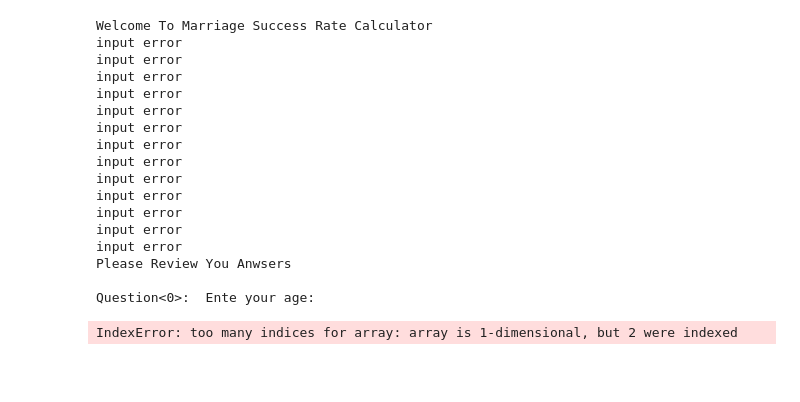
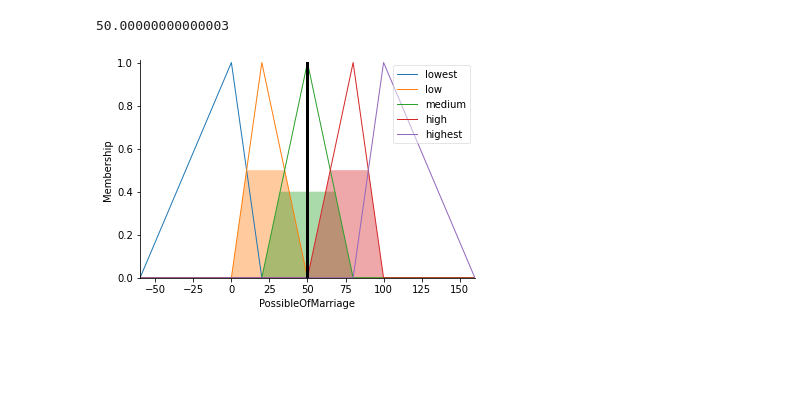
Before and after one commit to WeiminZhao/projFuzzy, a Jupyter notebook: marriageFuzzy.ipynb, the cells around one changed output. Cells and saved outputs as stored; diff of their text form; code cells hidden in the pictures.

```diff
--- a/marriageFuzzy.ipynb
+++ b/marriageFuzzy.ipynb
@@ -10,8 +10,8 @@ AgeOfPerson = ctrl.Antecedent(np.arange(16, 51, 1), 'AgeOfPerson')
 AgeDifference = ctrl.Antecedent(np.arange(0, 51, 1), 'AgeDifference')
 LevelOfAgreementHavingKids = ctrl.Antecedent(np.arange(0, 11, 1), 'LevelOfAgreementHavingKids')
 PriorKids = ctrl.Antecedent(np.arange(0, 11, 1), 'PriorKids')
-TotalIncome = ctrl.Antecedent(np.arange(0, 200001, 1), 'TotalIncome')
-TotalAssets = ctrl.Antecedent(np.arange(-800000, 1400001, 1), 'TotalAssets')
+TotalIncome = ctrl.Antecedent(np.arange(0, 180001, 1), 'TotalIncome')
+TotalAssets = ctrl.Antecedent(np.arange(-300000, 500001, 1), 'TotalAssets')
 YearsOfRelation = ctrl.Antecedent(np.arange(0, 41, 1), 'YearsOfRelation')
 PreMarriageNum = ctrl.Antecedent(np.arange(0, 11, 1), 'PreMarriageNum')
 EffectiveCommunication = ctrl.Antecedent(np.arange(0, 11, 1), 'EffectiveCommunication')
@@ -77,7 +77,7 @@ rule2 = ctrl.Rule(AgeOfPerson['lower'] | \
                   YearsOfRelation['lower'] | \
                   (TotalIncome['low'] | TotalIncome['lower'] | TotalAssets['low'] | TotalAssets['lower']) | \
                   (PriorKids['high']) |\
-                  LongDistanceRelation['high'] | LongDistanceRelation['higher'] | \
+                  LongDistanceRelation['average'] | LongDistanceRelation['high'] | LongDistanceRelation['higher'] | \
                   EffectiveCommunication['low'] |\
                   LevelOfAgreementHavingKids['low'] |\
                   (CommonValues['lower'] | CommonValues['low']) |\
@@ -85,15 +85,15 @@ rule2 = ctrl.Rule(AgeOfPerson['lower'] | \
                   , PossibleOfMarriage['low'])
 rule3 = ctrl.Rule((AgeDifference['average']) | \
                   (LevelOfAgreementHavingKids['low'] | LevelOfAgreementHavingKids['average']) | \
-                  (YearsOfRelation['low'] | YearsOfRelation['average'] | CommonValues['low'] | CommonValues['average']) | \
-                  (TotalIncome['low'] | TotalIncome['average'] | TotalAssets['low'] | TotalAssets['average']) | \
+                  (CommonValues['low'] | CommonValues['average']) | \
+                  (TotalIncome['low'] | TotalAssets['low']) | \
                   (EffectiveCommunication['average']) | \
                   FamilyStatus['average'] \
                   , PossibleOfMarriage['medium'])
 rule4 = ctrl.Rule((AgeOfPerson['low'] | AgeOfPerson['average'] | AgeOfPerson['high'] | AgeOfPerson['higher']) & \
                   (AgeDifference['low'] | AgeDifference['lower']) & \
                   (LevelOfAgreementHavingKids['high'] | LevelOfAgreementHavingKids['higher']) & \
-                  (TotalIncome['average'] | TotalIncome['high'] | TotalIncome['higher']) & (TotalAssets['average'] |TotalAssets['high'] | TotalAssets['higher']) & \
+                  (TotalIncome['average'] | TotalIncome['high'] | TotalIncome['higher']) & (TotalAssets['low'] | TotalAssets['average'] |TotalAssets['high'] | TotalAssets['higher']) & \
                   (YearsOfRelation['low'] | YearsOfRelation['average'] | YearsOfRelation['high'] | YearsOfRelation['higher']) & \
                   (CommonValues['average'] | CommonValues['high'] | CommonValues['higher']) & \
                   #(LongDistanceRelation['lower'] | LongDistanceRelation['low'] | LongDistanceRelation['average']) &\
@@ -101,59 +101,43 @@ rule4 = ctrl.Rule((AgeOfPerson['low'] | AgeOfPerson['average'] | AgeOfPerson['hi
                   (FamilyStatus['high'] | FamilyStatus['higher']) \
                   , PossibleOfMarriage['high'])
 rule5 = ctrl.Rule((AgeOfPerson['low'] | AgeOfPerson['average'] | AgeOfPerson['high'] | AgeOfPerson['higher']) & \
                   AgeDifference['lower'] & \
                   PreMarriageNum['low'] & \
                   (TotalIncome['high'] | TotalIncome['higher']) & (TotalAssets['high'] | TotalAssets['higher']) & \
                   YearsOfRelation['higher'] & \
                   CommonValues['higher'] & \
                   (LongDistanceRelation['lower'] | LongDistanceRelation['low']) &\
                   EffectiveCommunication['high'] & \
                   FamilyStatus['higher'] \
                   , PossibleOfMarriage['highest'])
 # rule1.view()
 
 #calculation
 marriage_ctrl = ctrl.ControlSystem([rule1, rule2, rule3,rule4,rule5])
 marriaging = ctrl.ControlSystemSimulation(marriage_ctrl)
 # Pass inputs to the ControlSystem using Antecedent labels with Pythonic API
 # Note: if you like passing many inputs all at once, use .inputs(dict_of_data)
 
-marriaging.input['AgeOfPerson'] = 30
-marriaging.input['AgeDifference'] = 1
+marriaging.input['AgeOfPerson'] = 25
+marriaging.input['AgeDifference'] = 4
 marriaging.input['LevelOfAgreementHavingKids'] = 10
 marriaging.input['PriorKids'] = 0
-marriaging.input['TotalIncome'] = 100000
-marriaging.input['TotalAssets'] = 1400000
-marriaging.input['YearsOfRelation'] = 40
+marriaging.input['TotalIncome'] = 150000
+marriaging.input['TotalAssets'] = 500000
+marriaging.input['YearsOfRelation'] = 5
 marriaging.input['PreMarriageNum'] = 0
-marriaging.input['EffectiveCommunication'] = 10
-marriaging.input['CommonValues'] = 10
+marriaging.input['EffectiveCommunication'] = 8
+marriaging.input['CommonValues'] = 8
 marriaging.input['LongDistanceRelation'] = 0
-marriaging.input['EducationLevel'] = 7
-marriaging.input['FamilyStatus'] = 10
+marriaging.input['EducationLevel'] = 8
+marriaging.input['FamilyStatus'] = 8
 
 # # Crunch the numbers
 marriaging.compute()
 print (marriaging.output['PossibleOfMarriage'])
 PossibleOfMarriage.view(sim=marriaging)
 # %% [output]
-Welcome To Marriage Success Rate Calculator
-input error
-input error
-input error
-input error
-input error
-input error
-input error
-input error
-input error
-input error
-input error
-input error
-input error
-Please Review You Anwsers
-
-Question<0>:  Ente your age:
+50.00000000000003
-IndexError: too many indices for array: array is 1-dimensional, but 2 were indexed
+[figure, added]
 # %% [markdown]
 ###
```
Also changed, not shown: 1 other file.
